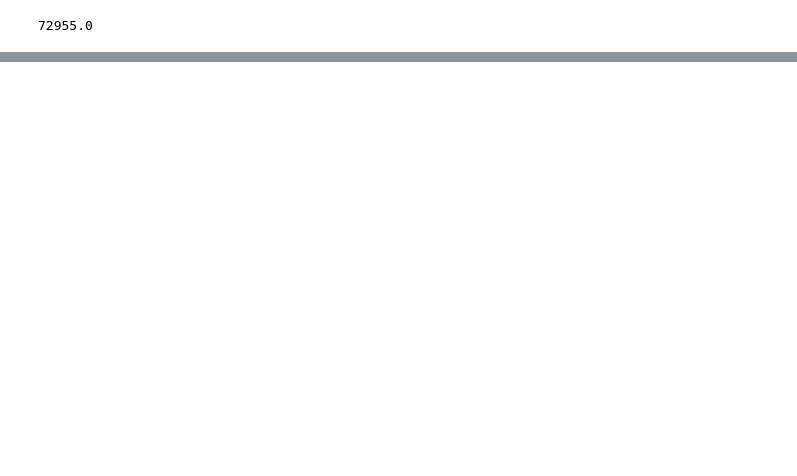
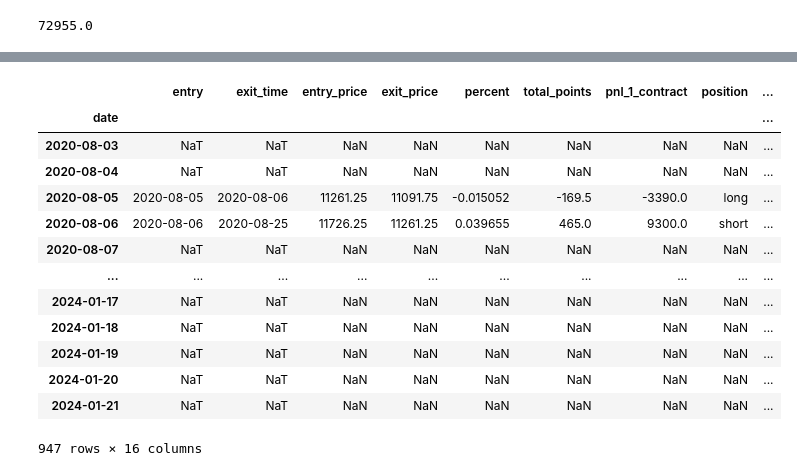
Before and after one commit to elliotwatt/project2, a Jupyter notebook: market_prof_w_comments.ipynb, the cells around one changed output, grey strips where cells are left out. Cells and saved outputs as stored; diff of their text form; code cells hidden in the pictures; blank space fills up the shorter version.

```diff
--- a/market_prof_w_comments.ipynb
+++ b/market_prof_w_comments.ipynb
@@ -352,3 +354,19 @@ short_pnl = short_trades['pnl_1_contract'].sum()
 short_pnl
 # %% [output]
 72955.0
+# %%
+# Concat the longs and shorts together
+total_trades = pd.concat([long_trades, short_trades])
+# order them by the first trade
+total_trades.sort_values(by='entry_time', inplace=True)
+
+total_trades.reset_index(inplace=True)
+total_trades.rename(columns={'entry_time': 'entry'}, inplace=True)
+# add a column for cumulative returns
+total_trades['cumulative_pnl'] = total_trades['pnl_1_contract'].cumsum() + 100000
+
+total_trades['entry'] = pd.to_datetime(total_trades['entry'])
+total_trades['date'] = total_trades['entry']
+total_trades = total_trades.set_index('date')
+
+total_trades
@@ -354,0 +392,19 @@ short_pnl
+# %%
+nas_and_trades = pd.concat([total_trades, nas_df], axis=1)
+nas_and_trades = nas_and_trades.drop(nas_and_trades.index[:23])
+nas_and_trades
+# %% [output]
+|  | entry | exit_time | entry_price | exit_price | percent | total_points | pnl_1_contract | position | ... |
+| date |  |  |  |  |  |  |  |  | ... |
+| 2020-08-03 | NaT | NaT | NaN | NaN | NaN | NaN | NaN | NaN | ... |
+| 2020-08-04 | NaT | NaT | NaN | NaN | NaN | NaN | NaN | NaN | ... |
+| 2020-08-05 | 2020-08-05 | 2020-08-06 | 11261.25 | 11091.75 | -0.015052 | -169.5 | -3390.0 | long | ... |
+| 2020-08-06 | 2020-08-06 | 2020-08-25 | 11726.25 | 11261.25 | 0.039655 | 465.0 | 9300.0 | short | ... |
+| 2020-08-07 | NaT | NaT | NaN | NaN | NaN | NaN | NaN | NaN | ... |
+| ... | ... | ... | ... | ... | ... | ... | ... | ... | ... |
+| 2024-01-17 | NaT | NaT | NaN | NaN | NaN | NaN | NaN | NaN | ... |
+| 2024-01-18 | NaT | NaT | NaN | NaN | NaN | NaN | NaN | NaN | ... |
+| 2024-01-19 | NaT | NaT | NaN | NaN | NaN | NaN | NaN | NaN | ... |
+| 2024-01-20 | NaT | NaT | NaN | NaN | NaN | NaN | NaN | NaN | ... |
+| 2024-01-21 | NaT | NaT | NaN | NaN | NaN | NaN | NaN | NaN | ... |
+947 rows × 16 columns
```
Also changed, not shown: parts of 8 cells of this notebook, 2 other files.
